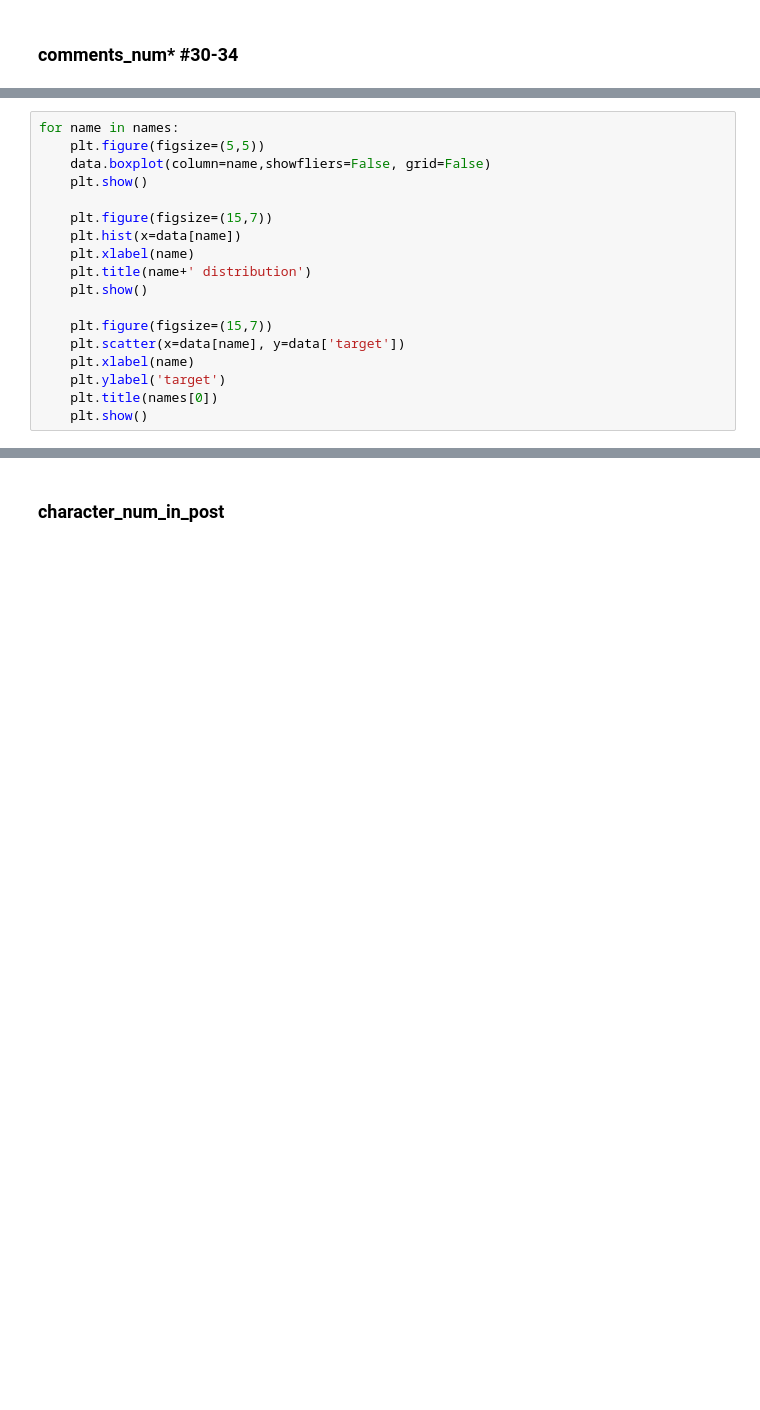
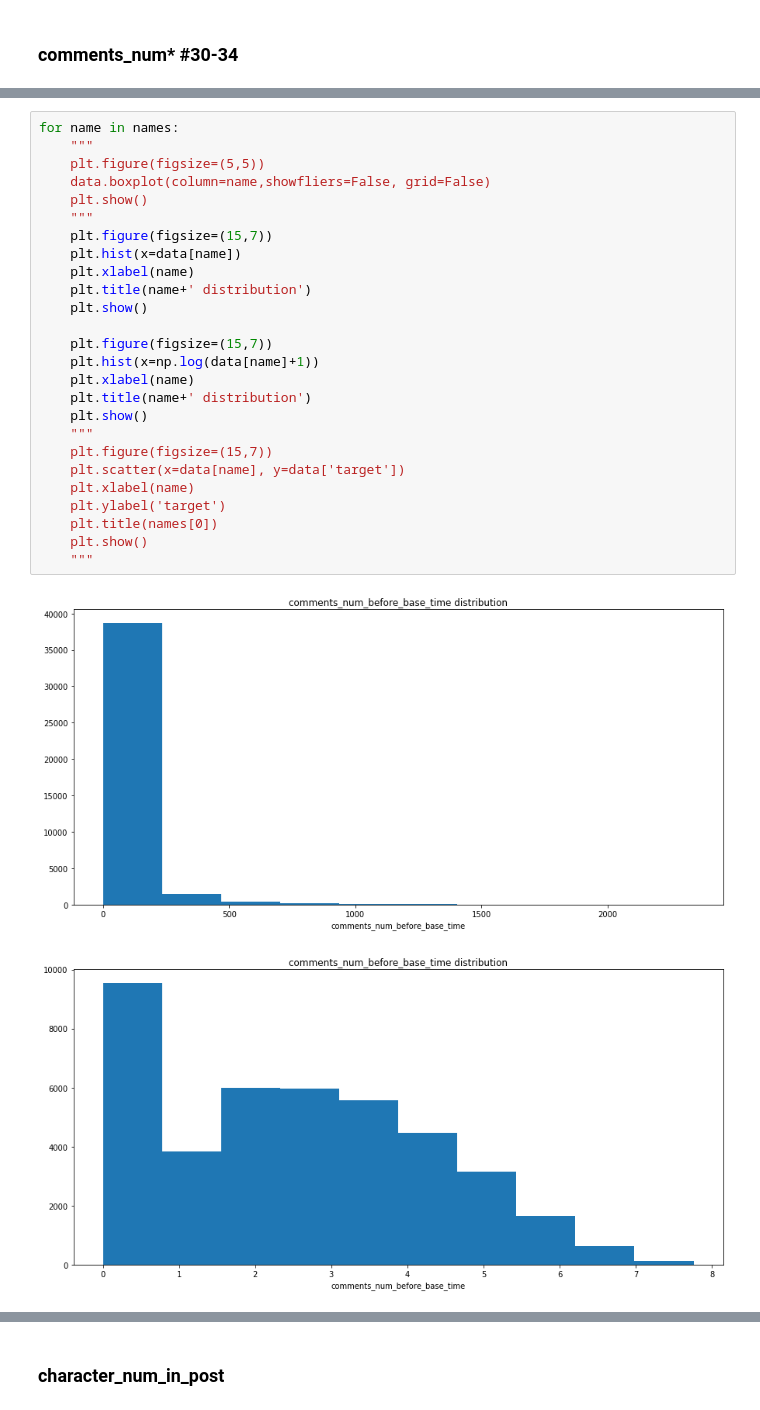
Before and after one commit to HollowPrincess/ML-introduction-2019, a Jupyter notebook: linear_regression/visualizations.ipynb, the cells around one changed output, grey strips where cells are left out. Drawn from its saved outputs; the diff is of its cells as text; blank space fills up the shorter version.

```diff
--- a/linear_regression/visualizations.ipynb
+++ b/linear_regression/visualizations.ipynb
@@ -298,18 +354,29 @@ for name in names:
 # %%
 for name in names:
+    """
     plt.figure(figsize=(5,5))
     data.boxplot(column=name,showfliers=False, grid=False)
     plt.show()
-
+    """
     plt.figure(figsize=(15,7))
     plt.hist(x=data[name])
     plt.xlabel(name)
     plt.title(name+' distribution')
     plt.show()
 
     plt.figure(figsize=(15,7))
+    plt.hist(x=np.log(data[name]+1))
+    plt.xlabel(name)
+    plt.title(name+' distribution')
+    plt.show()
+    """
+    plt.figure(figsize=(15,7))
     plt.scatter(x=data[name], y=data['target'])
     plt.xlabel(name)
     plt.ylabel('target')
     plt.title(names[0])
     plt.show()
+    """
+# %% [output]
+[figure, added]
+[figure, added]
```
Also changed, not shown: parts of 30 cells of this notebook.
